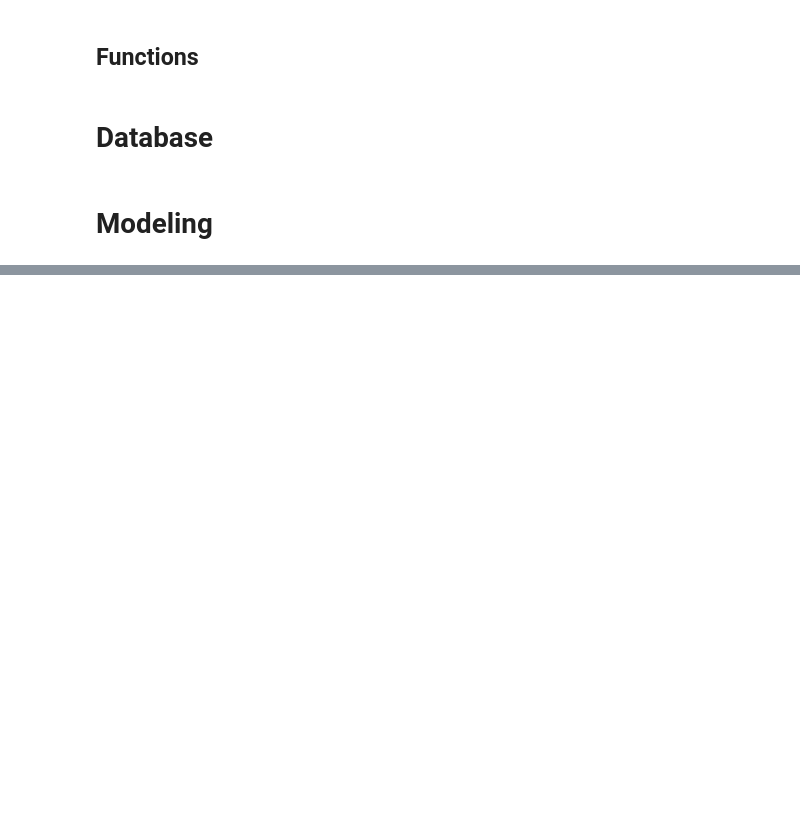
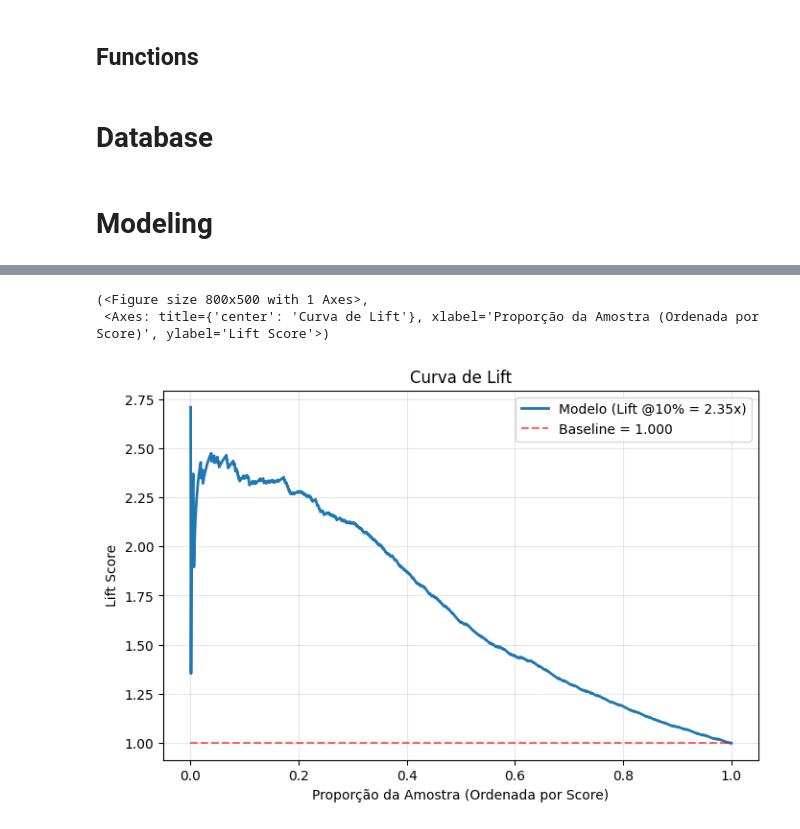
Before and after one commit to juniorcl/data-science-toolkit, a Jupyter notebook: notebooks/model_analysis/classifier_analysis.ipynb, the cells around one changed output, grey strips where cells are left out. Cells and saved outputs as stored; diff of their text form; code cells hidden in the pictures; blank space fills up the shorter version.

```diff
--- a/notebooks/model_analysis/classifier_analysis.ipynb
+++ b/notebooks/model_analysis/classifier_analysis.ipynb
@@ -139,0 +158,6 @@ plots.plot_roc_curve(y_true=y_test['target'], y_score=y_test['prob'])
+# %%
+analysis.plot_lift_curve(y_test.target, y_test.prob)
+# %% [output]
+(<Figure size 800x500 with 1 Axes>,
+ <Axes: title={'center': 'Curva de Lift'}, xlabel='Proporção da Amostra (Ordenada por Score)', ylabel='Lift Score'>)
+[figure, added]
```
Also changed, not shown: parts of 13 cells of this notebook, 3 other files.
